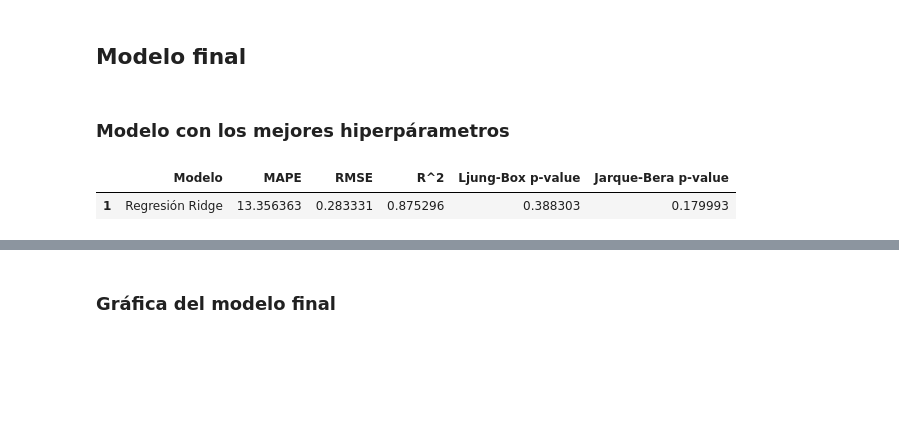
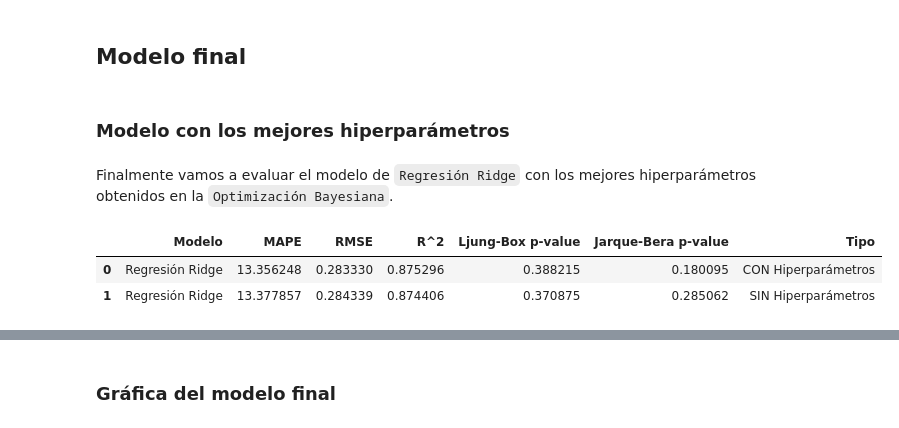
Before and after one commit to kmarcela11/Parcial2_MachineLearning, a Jupyter notebook: _sources/Ejercicio3.ipynb, the cells around one changed output, grey strips where cells are left out. Drawn from its saved outputs; the diff is of its cells as text; code cells hidden in the pictures; blank space fills up the shorter version.

```diff
--- a/_sources/Ejercicio3.ipynb
+++ b/_sources/Ejercicio3.ipynb
@@ -1052,7 +1090,9 @@ Mejores hiperparámetros: alpha = 9.989305506028346, solver = saga
 # %% [markdown]
 ## **Modelo final**
 # %% [markdown]
-### **Modelo con los mejores hiperpárametros**
+### **Modelo con los mejores hiperparámetros**
+# %% [markdown]
+Finalmente vamos a evaluar el modelo de `Regresión Ridge` con los mejores hiperparámetros obtenidos en la `Optimización Bayesiana`.
 # %%
 k = 21
 hora = 23
@@ -1064,37 +1104,45 @@ while (train_inicial + (k * 24) + hora) < len(X):
     train_final = train_inicial + (k * 24)
     X_train, y_train, X_test, y_test = pliegues(train_inicial, train_final, hora)
 
-    alpha_opt = 9.989305506028346
-    solver_opt = 'saga'
+    alpha_opt = 9.989305506028346 # Mejores hiperparámetros obtenidos
+    solver_opt = 'saga' # Mejores hiperparámetros obtenidos
     ridge_model = Ridge(alpha=alpha_opt, solver=solver_opt)
     nombre_modelo = 'Regresión Ridge'
     ridge_model.fit(X_train, y_train)
     y_pred = ridge_model.predict(X_test)
     y_train_pred = ridge_model.predict(X_train)
 
     residuals = y_test - y_pred
     RMSE = mean_squared_error(y_test, y_pred, squared=False)
     MAPE_value = np.mean(np.abs((y_test - y_pred) / y_test)) * 100
     R2 = r2_score(y_test, y_pred)
 
     jb_test_stat, jb_p_value = jarque_bera(residuals)
     lb_test = acorr_ljungbox(residuals, lags=[10], return_df=True)
     ljung_box_p_value = lb_test['lb_pvalue'].values[0]
 
     final.append({
         "Modelo": nombre_modelo,
         "MAPE": MAPE_value,
         "RMSE": RMSE,
         "R^2": R2,
         "Ljung-Box p-value": ljung_box_p_value,
         "Jarque-Bera p-value": jb_p_value
     })
 
     train_inicial = train_final
 
 resultadofinal = pd.DataFrame(final)
-modelofinal = resultadofinal.loc[resultadofinal.groupby('Modelo')['RMSE'].idxmin()]
-modelofinal
+
+
+con_hiperparametros = resultadofinal.loc[resultadofinal.groupby('Modelo')['RMSE'].idxmin()]
+sin_hiperparametros = mejores_modelos[mejores_modelos['Modelo'] == 'Regresión Ridge']
+
+con_hiperparametros['Tipo'] = 'CON Hiperparámetros'
+sin_hiperparametros['Tipo'] = 'SIN Hiperparámetros'
+resultado_final = pd.concat([con_hiperparametros, sin_hiperparametros], ignore_index = True)
+resultado_final
 # %% [output]
-|  | Modelo | MAPE | RMSE | R^2 | Ljung-Box p-value | Jarque-Bera p-value |
-| 1 | Regresión Ridge | 13.356363 | 0.283331 | 0.875296 | 0.388303 | 0.179993 |
+|  | Modelo | MAPE | RMSE | R^2 | Ljung-Box p-value | Jarque-Bera p-value | Tipo |
+| 0 | Regresión Ridge | 13.356248 | 0.283330 | 0.875296 | 0.388215 | 0.180095 | CON Hiperparámetros |
+| 1 | Regresión Ridge | 13.377857 | 0.284339 | 0.874406 | 0.370875 | 0.285062 | SIN Hiperparámetros |
```
Also changed, not shown: parts of 34 cells of this notebook, 4 other files.
